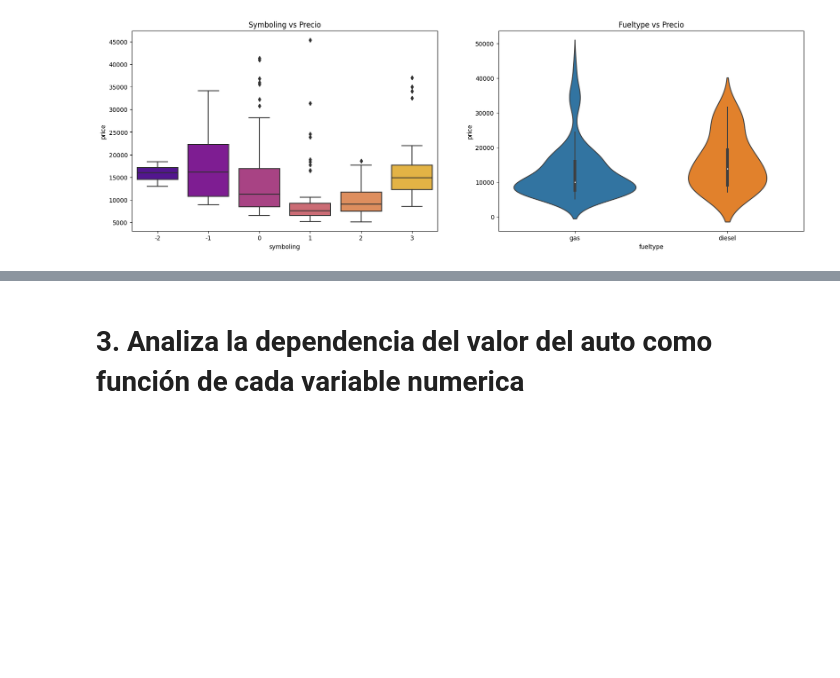
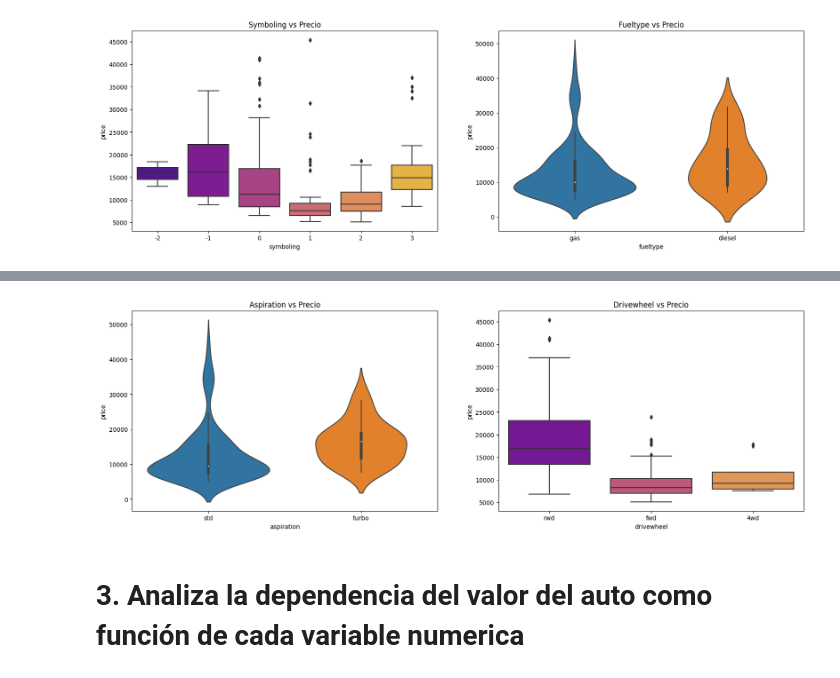
Before and after one commit to DCI-alxogm/ml2023-DPM2310, a Jupyter notebook: Sep8-9/Ejercicio9Sep.ipynb, the cells around one changed output, grey strips where cells are left out. Saved outputs shown, nothing was run; the diff lists cells and outputs as text; code cells hidden in the pictures; blank space fills up the shorter version.

```diff
--- a/Sep8-9/Ejercicio9Sep.ipynb
+++ b/Sep8-9/Ejercicio9Sep.ipynb
@@ -200,3 +232,19 @@ plt.show()
+# %%
+plt.figure(figsize=(20,6))
+
+# Aspiration vs Precio
+plt.subplot(1,2,1)
+plt.title('Aspiration vs Precio')
+sns.violinplot(x=df["aspiration"], y=df["price"])
+
+# Drivewheel vs Precio
+plt.subplot(1,2,2)
+plt.title('Drivewheel vs Precio')
+sns.boxplot(x=df.drivewheel, y=df.price, palette=("plasma"))
+
+plt.show()
+# %% [output]
+[figure, added]
 # %% [markdown]
 # 3. Analiza la dependencia del valor del auto como función de cada variable numerica
 # %%
```
Also changed, not shown: parts of 3 cells of this notebook.
